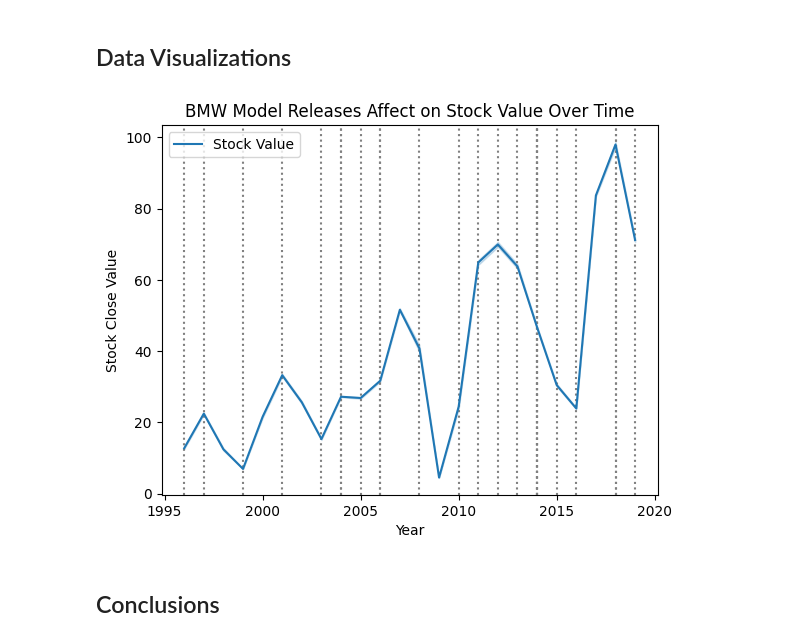
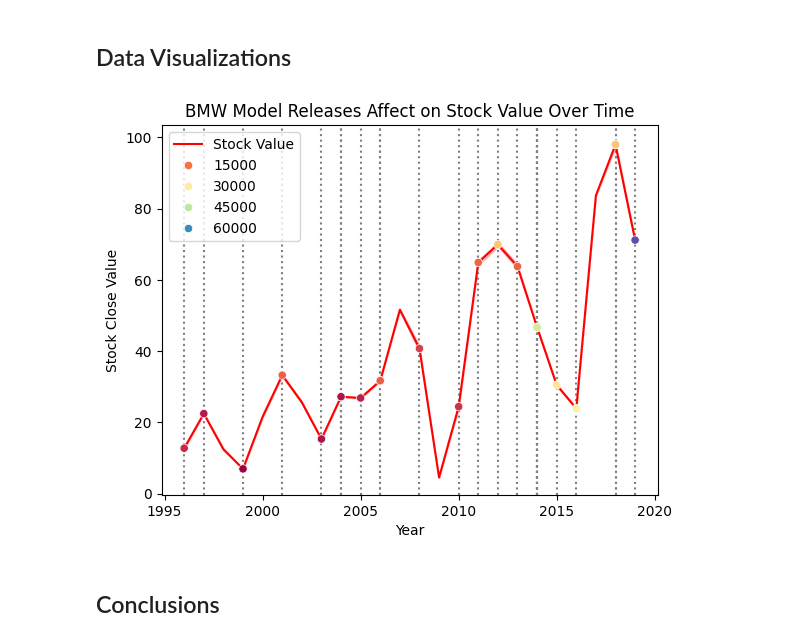
Before and after one commit to Kev-in123/DATA-200-Midterm, a Jupyter notebook: Midterm.ipynb, the cells around one changed output. Saved outputs shown, nothing was run; the diff lists cells and outputs as text; code cells hidden in the pictures.

```diff
--- a/Midterm.ipynb
+++ b/Midterm.ipynb
@@ -27,30 +26,37 @@ Factors affecting the stock price of BMW
 # adds a column that specifies the year of each stock, important for joining the datasets because the other dataset only has year
 data_bmw.columns = data_bmw.columns.str.lower()
 data_bmw["year"] = data_bmw["date"].str.strip().str.extract(r"(\d{4})").astype(int)
-data_bmw = data_bmw[data_bmw["year"] <= 2019]
+data_bmw = data_bmw[data_bmw["year"] <= 2020]
 
 
 # remove irellevant columns
 data_cars_cleaned = data_cars.drop(columns=['mileage','transmission','mileage','fuelType','tax','mpg','engineSize'])
 # since our stock data starts at 1996, we will gather all cars that had at least one model since 1996
 data_cars_cleaned = data_cars_cleaned[data_cars_cleaned["year"] >= 1996].sort_values(by=["year"], ascending=True)
-#data_cars_cleaned = data_cars_cleaned[data_cars_cleaned["year"] <= 2019]
 
 
-inflation_cleaned = data_infl[data_infl["Country Name"] == "Germany"]
-drop = ['Country Code', 'Indicator Name', 'Indicator Code', '2025']
+drop = ['Country Name', 'Indicator Name', 'Indicator Code']
 drop += map(str,list(range(2020,2026)))
-#inflation_cleaned = inflation_cleaned.drop(columns=drop)
+clean_infl = data_infl.drop(columns=drop)
 
-inflation_cleaned = pd.melt(
-    inflation_cleaned,
+deu_infl = clean_infl[clean_infl["Country Code"] == "DEU"]
+usa_infl = clean_infl[clean_infl["Country Code"] == "USA"]
+
+
+deu_infl = pd.melt(
+    deu_infl,
     value_vars = map(str,list(range(1996,2020))),
     var_name = "year",
     value_name = "inflation"
     )
 
-inflation_cleaned["year"] = inflation_cleaned["year"].astype(int)
+deu_infl["year"] = deu_infl["year"].astype(int)
 
+usa_infl = pd.melt(
+    usa_infl,
+    value_vars = map(str,list(range(1996,2020))),
+    var_name = "year",
+    value_name = "inflation"
+    )
 
-
-#inflation_cleaned
+usa_infl["year"] = usa_infl["year"].astype(int)
@@ -57,6 +81,5 @@ inflation_cleaned["year"] = inflation_cleaned["year"].astype(int)
 # %%
 #adjusts price for inflation
-
 def inflation_adjustment(inflation_data, price_year, price_value, MAX_INDEX):
     data = []
     index_inflation = 0
@@ -66,4 +89,7 @@ def inflation_adjustment(inflation_data, price_year, price_value, MAX_INDEX):
         data.append(inflation_data["inflation"][index_inflation] * price_value[i])
     return data
 
-data_bmw["infl_adj_close"] = inflation_adjustment(inflation_cleaned, data_bmw["year"], data_bmw["adj_close"], 23)
+data_bmw["infl_adj_close"] = inflation_adjustment(deu_infl, data_bmw["year"], data_bmw["adj_close"], 23)
+# %%
+data_cars["infl_price"] = inflation_adjustment(usa_infl, data_cars["year"], data_cars["price"], 23)
+data_cars
@@ -86,21 +127,17 @@ bmw_merge = pd.merge(model_release, avg_year, on = "year").drop_duplicates()
 ## Data Visualizations
 # %%
 # This shows the adjusted stock close over time with points indicating when a new model is released and their price, legend still needs to be fixed
-sns.lineplot(data = data_bmw, y = "infl_adj_close", x = "year",
-            zorder = 2, label = "Stock Value"
-)
-
-
-#sns.scatterplot(data = bmw_merge, y = "infl_adj_close", x = "year", hue = "price",  palette="Spectral", zorder = 2)
+sns.lineplot(data = data_bmw, y = "infl_adj_close", x = "year", color = "red", zorder = 2, label = "Stock Value")
+sns.scatterplot(data = bmw_merge, y = "infl_adj_close", x = "year", hue = "price",  palette="Spectral", zorder = 3)
 plt.title("BMW Model Releases Affect on Stock Value Over Time")
 plt.legend()
 plt.xlabel("Year")
 plt.ylabel("Stock Close Value")
 
 for i in range(len(bmw_merge)):
-    plt.axvline(x=bmw_merge["year"][i], color = "grey", linestyle = ':',zorder = 1)
+    plt.axvline(x=bmw_merge["year"][i], linestyle =':', color ="grey",zorder = 1)
 # %% [output]
-[figure, old version]
+[figure, new version]
 # %% [markdown]
 ## Conclusions
 # %% [markdown]
```
Also changed, not shown: parts of 4 cells of this notebook.
